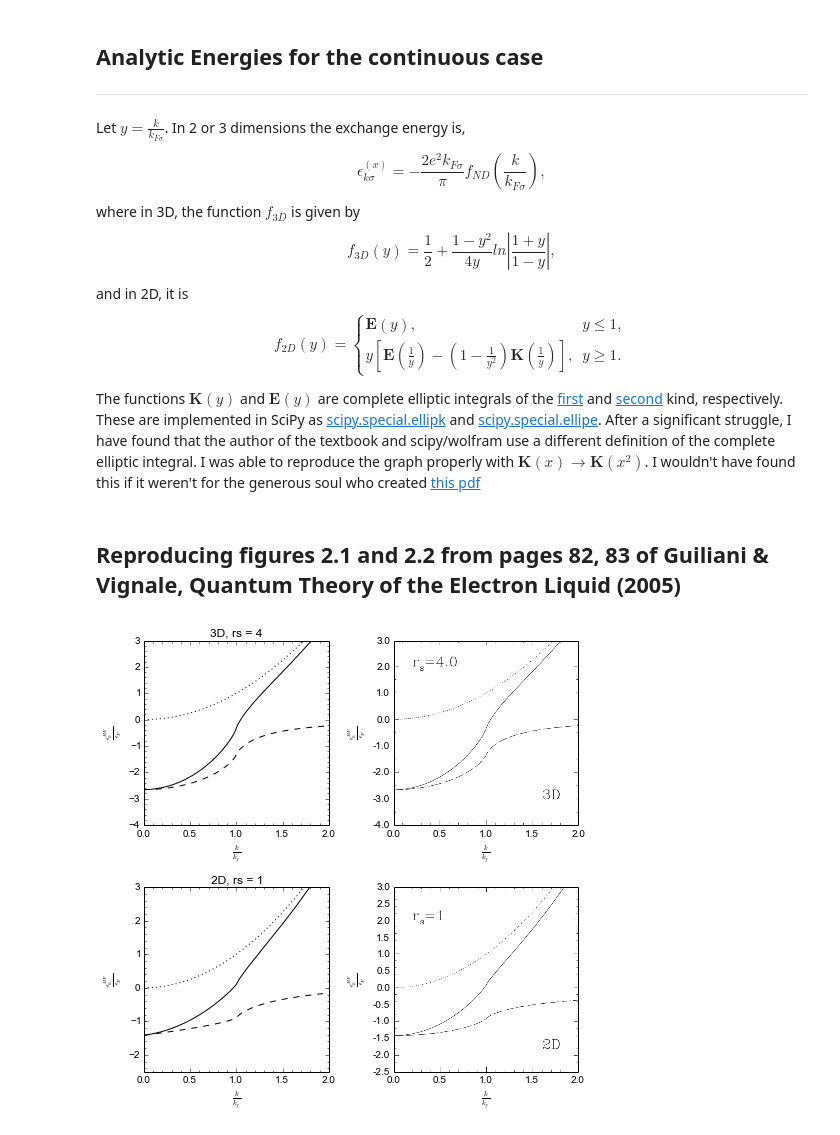
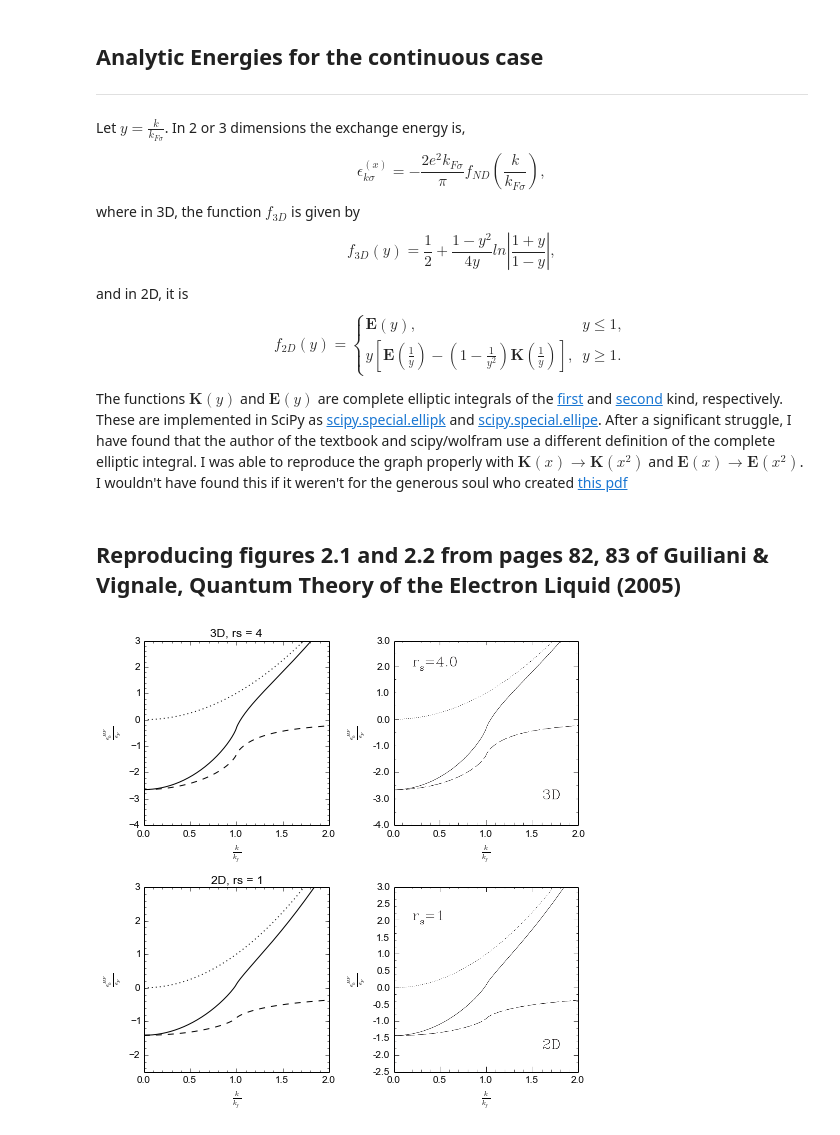
Before and after one commit to ecurtin2/HF-Stability, a Jupyter notebook: source/heg_stability.ipynb, the cells around one changed output. Cells and saved outputs as stored; diff of their text form; code cells hidden in the pictures.

```diff
--- a/source/heg_stability.ipynb
+++ b/source/heg_stability.ipynb
@@ -63,3 +1,11 @@ run.N_elec = 2*run.Nocc
+# %%
+#!usr/bin/python
+import numpy as np
+import HFStability
+import matplotlib.pyplot as plt
+
+#Each run is an instance of PyHEG
+run = HFStability.PyHEG(rs=3.0, ndim=3, Nk=10)
 # %% [markdown]
 ## Analytic Energies for the continuous case
 ---
@@ -71,7 +17,7 @@ where in 3D, the function $f_{3D}$ is given by
 $$f_{3D}\left(y\right) = \frac{1}{2} + \frac{1-y^2}{4y} ln \left|\frac{1+y}{1-y} \right|,$$
 
 and in 2D, it is
-$$f_{2D}\left(y\right) =
+$$f_{2D} \left( y \right) =
 \begin{cases}
     \mathbf{E}\left(y\right), &  y \leq 1, \\
     y
@@ -92,8 +38,9 @@ $$f_{2D}\left(y\right) =
 \end{cases}
 $$
 
+
 The functions $\mathbf{K}(y)$ and $ \mathbf{E}(y) $ are complete elliptic integrals of the [first](http://mathworld.wolfram.com/CompleteEllipticIntegraloftheFirstKind.html)  and [second](http://mathworld.wolfram.com/CompleteEllipticIntegraloftheSecondKind.html) kind, respectively. These are implemented in SciPy as
 [scipy.special.ellipk](http://docs.scipy.org/doc/scipy-0.17.1/reference/generated/scipy.special.ellipk.html#scipy.special.ellipk)
 and
 [scipy.special.ellipe](http://docs.scipy.org/doc/scipy-0.17.1/reference/generated/scipy.special.ellipe.html#scipy.special.ellipe).
-After a significant struggle, I have found that the author of the textbook and scipy/wolfram use a different definition of the complete elliptic integral. I was able to reproduce the graph properly with $\mathbf{K}(x) \rightarrow \mathbf{K}(x^2)$. I wouldn't have found this if it weren't for the generous soul who created [this pdf](http://www.mhtlab.uwaterloo.ca/courses/me755/web_chap3.pdf)
+After a significant struggle, I have found that the author of the textbook and scipy/wolfram use a different definition of the complete elliptic integral. I was able to reproduce the graph properly with $\mathbf{K}(x) \rightarrow \mathbf{K}(x^2)$ and $\mathbf{E}(x) \rightarrow \mathbf{E}(x^2)$. I wouldn't have found this if it weren't for the generous soul who created [this pdf](http://www.mhtlab.uwaterloo.ca/courses/me755/web_chap3.pdf)
@@ -137,9 +58,9 @@ run.rs = 4.0
 run.kf = (9 * np.pi / 4)**(1./3.) * (1 / run.rs)
 fermi_energy = 0.5 * run.kf**2
 x = np.linspace(0, 2.0 * run.kf, 500)
-energy_x = np.array([energy(i) for i in x]) / fermi_energy
+energy_x = np.array([run.analytic_energy(i) for i in x]) / fermi_energy
 kinetic_x = np.array([0.5 * i**2 for i in x]) / fermi_energy
-exch_x = np.array([exch(i) for i in x]) / fermi_energy
+exch_x = np.array([run.analytic_exch(i) for i in x]) / fermi_energy
 x = x / run.kf  #rescale for plot
 axes[0,0].plot(x, energy_x, 'k-' , label='total energy')
 axes[0,0].plot(x, kinetic_x, 'k:', label='kinetic energy')
@@ -164,9 +85,9 @@ run.rs = 1.0
 run.kf = 2**0.5 / run.rs
 fermi_energy = 0.5 * run.kf**2
 x = np.linspace(0, 2.0 * run.kf, 500)
-energy_x = np.array([energy(i) for i in x]) / fermi_energy
+energy_x = np.array([run.analytic_energy(i) for i in x]) / fermi_energy
 kinetic_x = np.array([0.5 * i**2 for i in x]) / fermi_energy
-exch_x = np.array([exch(i) for i in x]) / fermi_energy
+exch_x = np.array([run.analytic_exch(i) for i in x]) / fermi_energy
 x = x / run.kf  #rescale for plot
 
 axes[1,0].plot(x, energy_x, 'k-' , label='total energy')
@@ -203,31 +124,31 @@ axes[0,1].set_yticks(ytix)
 axes[0,1].set_yticklabels(ylabels)
 axes[0,1].set_ylim(0,image.shape[1])
 axes[0,1].tick_params(top='off', bottom='off', left='off', right='off')
 axes[0,1].set_xlabel(r'$\frac{k}{k_f}$')
 axes[0,1].set_ylabel(r'$\frac{\epsilon_k^{HF}}{\epsilon_F}$')
 
 
 #2D Figure
 image = mpimg.imread("HF_singleparticleenergy_2D_Guiliani2005_fig2.2_cropped.png")
 ntix = 5
 xlabels = np.linspace(0,2,ntix)
 xtix = np.linspace(0, image.shape[0], ntix)
 ntix = 12
 ytix = np.linspace(0, image.shape[1], ntix)
 ylabels = np.linspace(-2.5,3,ntix)
 axes[1,1].axis('on')
 axes[1,1].imshow(image[::-1,:,:])
 axes[1,1].set_xticks(xtix,minor=False)
 axes[1,1].set_xticklabels(xlabels)
 axes[1,1].set_xlim(0,image.shape[0])
 axes[1,1].set_yticks(ytix)
 axes[1,1].set_yticklabels(ylabels)
 axes[1,1].set_ylim(0,image.shape[1])
 axes[1,1].tick_params(top='off', bottom='off', left='off', right='off')
 axes[1,1].set_xlabel(r'$\frac{k}{k_f}$')
 axes[1,1].set_ylabel(r'$\frac{\epsilon_k^{HF}}{\epsilon_F}$')
 
 plt.tight_layout()
 plt.show()
 # %% [output]
-[figure, old version]
+[figure, new version]
```
Also changed, not shown: parts of 2 cells of this notebook, 8 other files.
